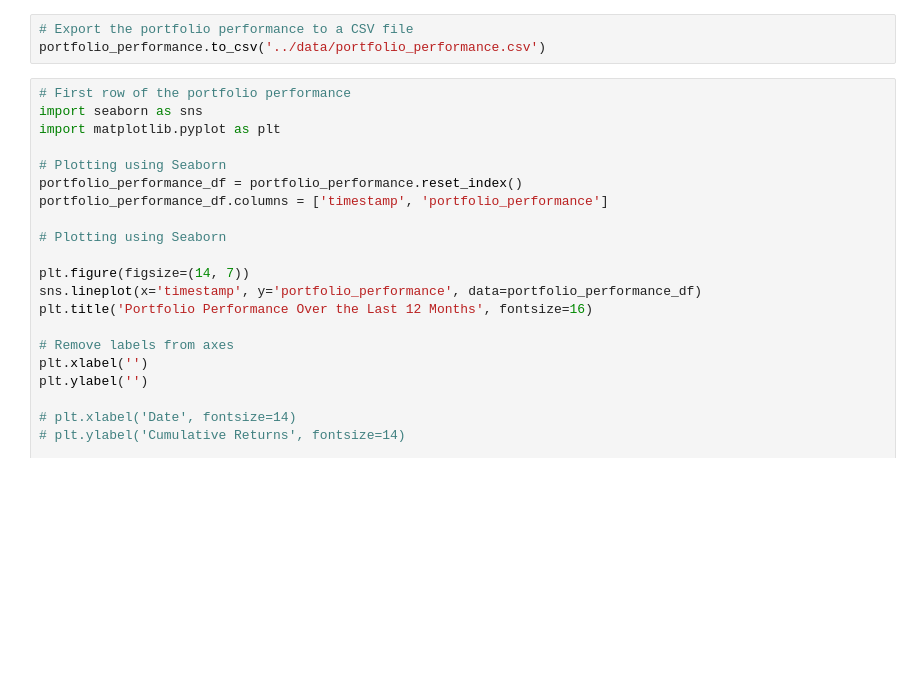
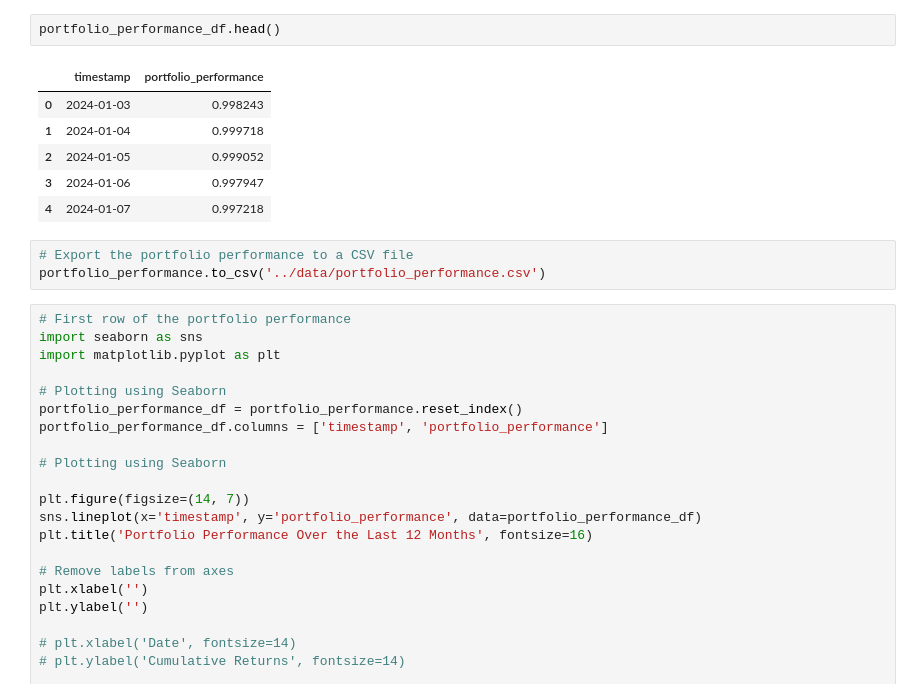
Before and after one commit to avirzin/goliath, a Jupyter notebook: research/portfolio.ipynb, the cells around one changed output. Cells and saved outputs as stored; diff of their text form; blank space fills up the shorter version.

```diff
--- a/research/portfolio.ipynb
+++ b/research/portfolio.ipynb
@@ -64,3 +184,12 @@ portfolio_performance.plot(title='Portfolio Performance', figsize=(10, 6), legen
+# %%
+portfolio_performance_df.head()
+# %% [output]
+|  | timestamp | portfolio_performance |
+| 0 | 2024-01-03 | 0.998243 |
+| 1 | 2024-01-04 | 0.999718 |
+| 2 | 2024-01-05 | 0.999052 |
+| 3 | 2024-01-06 | 0.997947 |
+| 4 | 2024-01-07 | 0.997218 |
 # %%
 # Export the portfolio performance to a CSV file
 portfolio_performance.to_csv('../data/portfolio_performance.csv')
```
Also changed, not shown: parts of 2 cells of this notebook, 2 other files.
